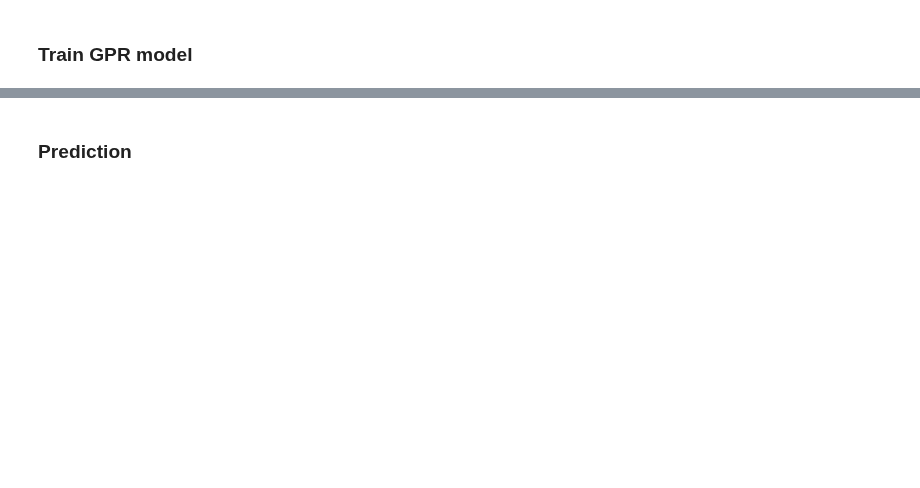
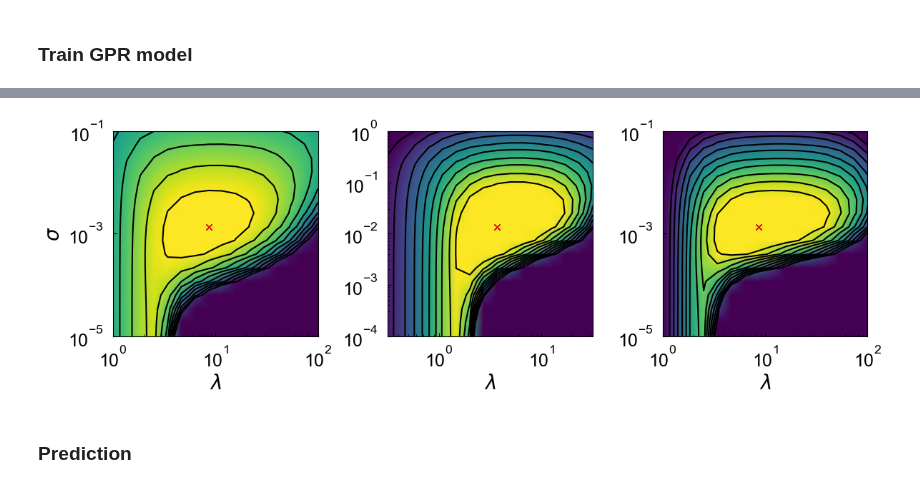
Before and after one commit to ch-tung/Randomwave_ML, a Jupyter notebook: test_SQ_GPR.ipynb, the cells around one changed output, grey strips where cells are left out. Cells and saved outputs as stored; diff of their text form; code cells hidden in the pictures; blank space fills up the shorter version.

```diff
--- a/test_SQ_GPR.ipynb
+++ b/test_SQ_GPR.ipynb
@@ -248,11 +291,18 @@ plt.tight_layout()
 # %% [markdown]
 ### Train GPR model
 # %%
-kernel_0 = RBF(Lmbda[index_arr_0], (1e0, 1e1)) + WhiteKernel(Sigma[index_arr_0], (2e-2,2e-1))
-gp_opt_0 = GaussianProcessRegressor(kernel=kernel_0, alpha=0.0, n_restarts_optimizer=10)
-gp_opt_0.fit(X, Y_0)
+kernel_0 = RBF(Lmbda_0[index_arr_0], (1e0, 1e2)) + WhiteKernel(Sigma_0[index_arr_0], (5e-4,5e-3))
+gp_opt_0 = GaussianProcessRegressor(kernel=kernel_0, n_restarts_optimizer=0)
+gp_opt_0.fit(X, Y_0_z)
+print('LML_0 done')
 
-kernel_1 = RBF(Lmbda[index_arr_1], (1e0, 1e1)) + WhiteKernel(Sigma[index_arr_1], (2e-2,2e-1))
-gp_opt_1 = GaussianProcessRegressor(kernel=kernel_1, alpha=0.0, n_restarts_optimizer=10)
-gp_opt_1.fit(X, Y_1)
+kernel_1 = RBF(Lmbda_1[index_arr_1], (1e0, 1e1)) + WhiteKernel(Sigma_1[index_arr_1], (1e-3,1e-1))
+gp_opt_1 = GaussianProcessRegressor(kernel=kernel_1, n_restarts_optimizer=0)
+gp_opt_1.fit(X, Y_1_z)
+print('LML_1 done')
+
+kernel_2 = RBF(Lmbda_2[index_arr_2], (1e-4, 1e2)) + WhiteKernel(Sigma_2[index_arr_2], (1e-3,1e-2))
+gp_opt_2 = GaussianProcessRegressor(kernel=kernel_2, n_restarts_optimizer=0)
+gp_opt_2.fit(X, Y_2_z)
+print('LML_2 done')
 # %% [output]
@@ -262,2 +312,77 @@ GaussianProcessRegressor(alpha=0.0,
+# %%
+#### plotting
+def plot_LML():
+        plt.close()
+        fig = plt.figure(figsize=(12,4))#,dpi=192)
+
+        ## k_z
+        ax = fig.add_subplot(1, 3, 1)
+        ax.set_aspect(0.5)
+
+        levels_min = -4e3
+        levels_max = 2e3
+        levels = np.linspace(levels_min,levels_max,10)
+
+        ax.plot(Lmbda_0[index_arr_0],Sigma_0[index_arr_0], 'xk')
+        ax.plot(gp_opt_0.get_params()['kernel__k1__length_scale'],
+                gp_opt_0.get_params()['kernel__k2__noise_level'],'xr')
+
+        ax.contour(Lmbda_0, Sigma_0, LML_0, levels, colors='k', linestyles='-')
+        ax.pcolormesh(Lmbda_0, Sigma_0, LML_0, shading='gouraud', vmin = levels_min, vmax = levels_max)
+
+        ax.set_yscale('log')
+        ax.set_xscale('log')
+        ax.set_xlabel(r'$\lambda$',fontsize=20)
+        ax.set_ylabel(r'$\sigma$',fontsize=20)
+        ax.tick_params(direction='in', axis='both', which='both', labelsize=18, pad=10)
+
+        ## alpha
+        ax = fig.add_subplot(1, 3, 2)
+        ax.set_aspect(0.5)
+
+        levels_min = -2e3
+        levels_max = 0
+        levels = np.linspace(levels_min,levels_max,10)
+
+        ax.plot(Lmbda_1[index_arr_1],Sigma_1[index_arr_1], 'xk')
+        ax.plot(gp_opt_1.get_params()['kernel__k1__length_scale'],
+                gp_opt_1.get_params()['kernel__k2__noise_level'],'xr')
+
+        ax.contour(Lmbda_1, Sigma_1, LML_1, levels, colors='k', linestyles='-')
+        ax.pcolormesh(Lmbda_1, Sigma_1, LML_1, shading='gouraud', vmin = levels_min, vmax = levels_max)
+
+        ax.set_yscale('log')
+        ax.set_xscale('log')
+        ax.set_xlabel(r'$\lambda$',fontsize=20)
+        # ax.set_ylabel(r'$\sigma$',fontsize=20)
+        ax.tick_params(direction='in', axis='both', which='both', labelsize=18, pad=10)
+
+        plt.tight_layout()
+
+        ## kappa
+        ax = fig.add_subplot(1, 3, 3)
+        ax.set_aspect(0.5)
+
+        levels_min = 0
+        levels_max = 2e3
+        levels = np.linspace(levels_min,levels_max,10)
+
+        ax.plot(Lmbda_2[index_arr_2],Sigma_2[index_arr_2], 'xk')
+        ax.plot(gp_opt_2.get_params()['kernel__k1__length_scale'],
+                gp_opt_2.get_params()['kernel__k2__noise_level'],'xr')
+
+        ax.contour(Lmbda_2, Sigma_2, LML_2, levels, colors='k', linestyles='-')
+        ax.pcolormesh(Lmbda_2, Sigma_2, LML_2, shading='gouraud', vmin = levels_min, vmax = levels_max)
+
+        ax.set_yscale('log')
+        ax.set_xscale('log')
+        ax.set_xlabel(r'$\lambda$',fontsize=20)
+        # ax.set_ylabel(r'$\sigma$',fontsize=20)
+        ax.tick_params(direction='in', axis='both', which='both', labelsize=18, pad=10)
+
+        plt.tight_layout()
+plot_LML()
+# %% [output]
+[figure, added]
 # %% [markdown]
 ### Prediction
```
Also changed, not shown: parts of 32 cells of this notebook.
